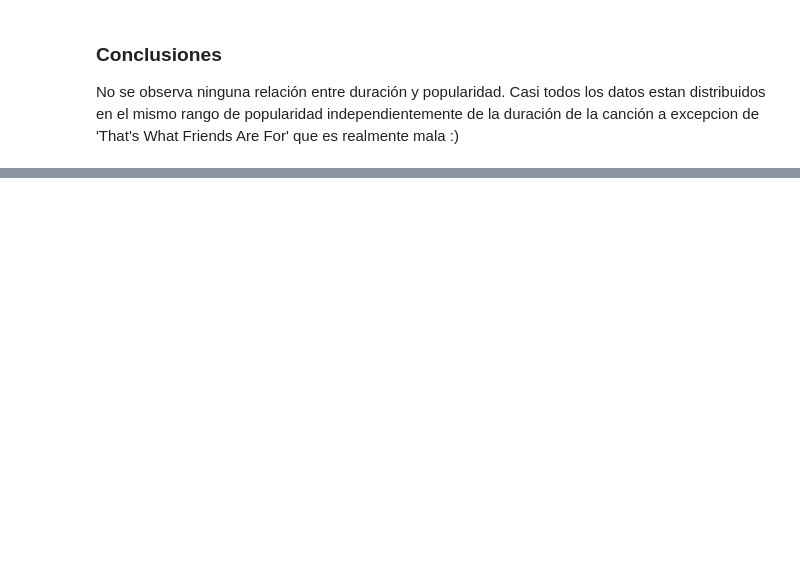
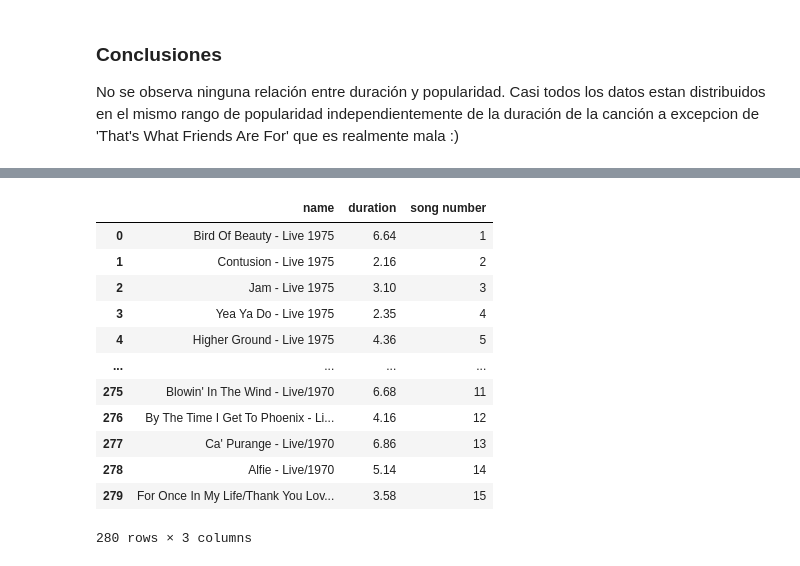
Before and after one commit to Dgasensi/interacting-with-api-python-project-tutorial, a Jupyter notebook: src/practicaFinal.ipynb, the cells around one changed output, grey strips where cells are left out. Saved outputs shown, nothing was run; the diff lists cells and outputs as text; code cells hidden in the pictures; blank space fills up the shorter version.

```diff
--- a/src/practicaFinal.ipynb
+++ b/src/practicaFinal.ipynb
@@ -57,0 +53,14 @@ popularidad independientemente de la duración de la canción a excepcion de 'Th
+# %%
+#obtengo los albumes del cantante
+albums = spot.artist_albums(SW_uri)
+#se crea lista vacia donde almacenar los id de los albumes
+complete_tracks_ids = []
+#Albums es un diccionario anidado dentro del cual se encuentra la subclave 'items' donde se encuentran los ids
+ids = albums['items']
+# iteramos dentro de album['items']
+for album in ids:
+    #en cada iteracion obtenemos el indice ['id'] del elemento album
+    complete_tracks_ids.append(album['id'])
+#muestra del resultado
+for indice, value in enumerate(complete_tracks_ids):
+        print(indice, value)
@@ -57,0 +88,7 @@ popularidad independientemente de la duración de la canción a excepcion de 'Th
+# %%
+complete_tracks = []
+
+for id in complete_tracks_ids:
+    album_tracks = spot.album_tracks(id, offset=0, market='ES')
+    complete_tracks.append(album_tracks)
+complete_tracks
@@ -57,0 +113,28 @@ popularidad independientemente de la duración de la canción a excepcion de 'Th
+# %%
+all_tracks_name= []
+all_tracks_duration = []
+all_tracks_track_number = []
+for album in complete_tracks:
+    tracks = album['items']
+    for track in tracks:
+        all_tracks_name.append(track['name'])
+        all_tracks_duration.append(round((track['duration_ms']/1000)/60, 2))
+        all_tracks_track_number.append(track['track_number'])
+
+
+stevie_df =pd.DataFrame(list(zip(all_tracks_name, all_tracks_duration, all_tracks_track_number)), columns= ['name', 'duration', 'song number'])
+stevie_df
+# %% [output]
+|  | name | duration | song number |
+| 0 | Bird Of Beauty - Live 1975 | 6.64 | 1 |
+| 1 | Contusion - Live 1975 | 2.16 | 2 |
+| 2 | Jam - Live 1975 | 3.10 | 3 |
+| 3 | Yea Ya Do - Live 1975 | 2.35 | 4 |
+| 4 | Higher Ground - Live 1975 | 4.36 | 5 |
+| ... | ... | ... | ... |
+| 275 | Blowin' In The Wind - Live/1970 | 6.68 | 11 |
+| 276 | By The Time I Get To Phoenix - Li... | 4.16 | 12 |
+| 277 | Ca' Purange - Live/1970 | 6.86 | 13 |
+| 278 | Alfie - Live/1970 | 5.14 | 14 |
+| 279 | For Once In My Life/Thank You Lov... | 3.58 | 15 |
+280 rows × 3 columns
```
Also changed, not shown: parts of 6 cells of this notebook, 1 other file.
